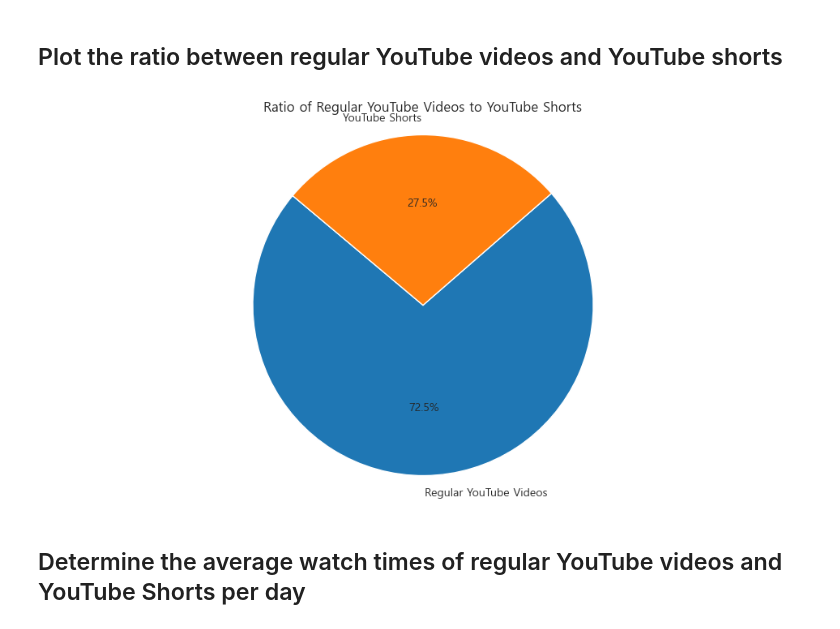
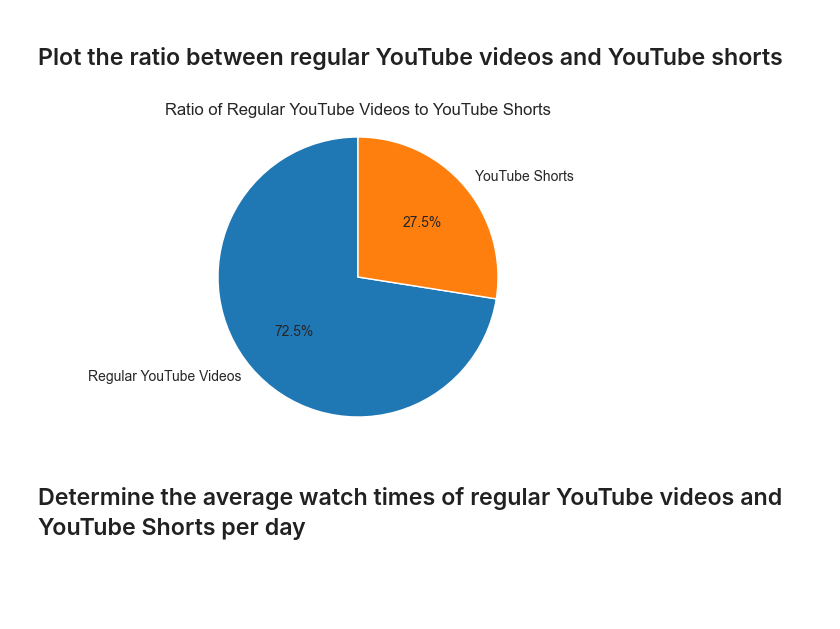
Before and after one commit to Johncarlodeveloper/YouTube-Watch-History-Data-to-CSV-file, a Jupyter notebook: analysis (1).ipynb, the cells around one changed output. Drawn from its saved outputs; the diff is of its cells as text; code cells hidden in the pictures; blank space fills up the shorter version.

```diff
--- a/analysis (1).ipynb
+++ b/analysis (1).ipynb
@@ -279,20 +286,20 @@ filtered_df
 # %%
 # Count the total number of YouTube Shorts viewed/watched
 video_shorts_count = ((df['title'].str.contains('#shorts', case=False)) |
          (pd.to_timedelta(df['video_duration']).dt.total_seconds() <= 61)).sum()
 # Subtract the number of shorts to the total number of videos to get the normal video total count
 video_normal_count = df.shape[0] - video_shorts_count
 
 counts = [video_normal_count, video_shorts_count]
 
 # Create a pie chart
-plt.figure(figsize=(12, 6))
-plt.pie(counts, labels=['Regular YouTube Videos', 'YouTube Shorts'], autopct='%1.1f%%', startangle=140)
+plt.figure(figsize=(8, 4))
+plt.pie(counts, labels=['Regular YouTube Videos', 'YouTube Shorts'], autopct='%1.1f%%', startangle=90)
 plt.title('Ratio of Regular YouTube Videos to YouTube Shorts')
 plt.axis('equal')
 plt.show()
 # %% [output]
-[figure, old version]
+[figure, new version]
 # %% [markdown]
 ## Determine the average watch times of regular YouTube videos and YouTube Shorts per day
 # %%
```
Also changed, not shown: parts of 11 cells of this notebook, 1 other file.
